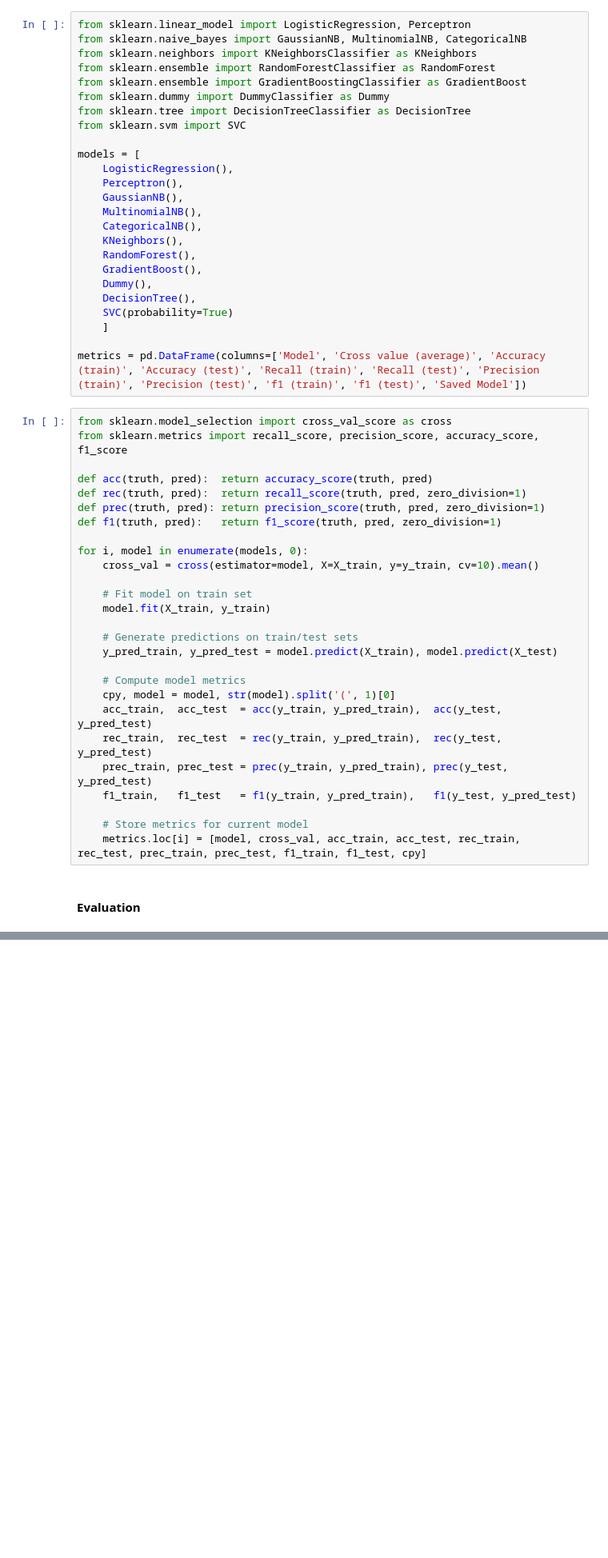
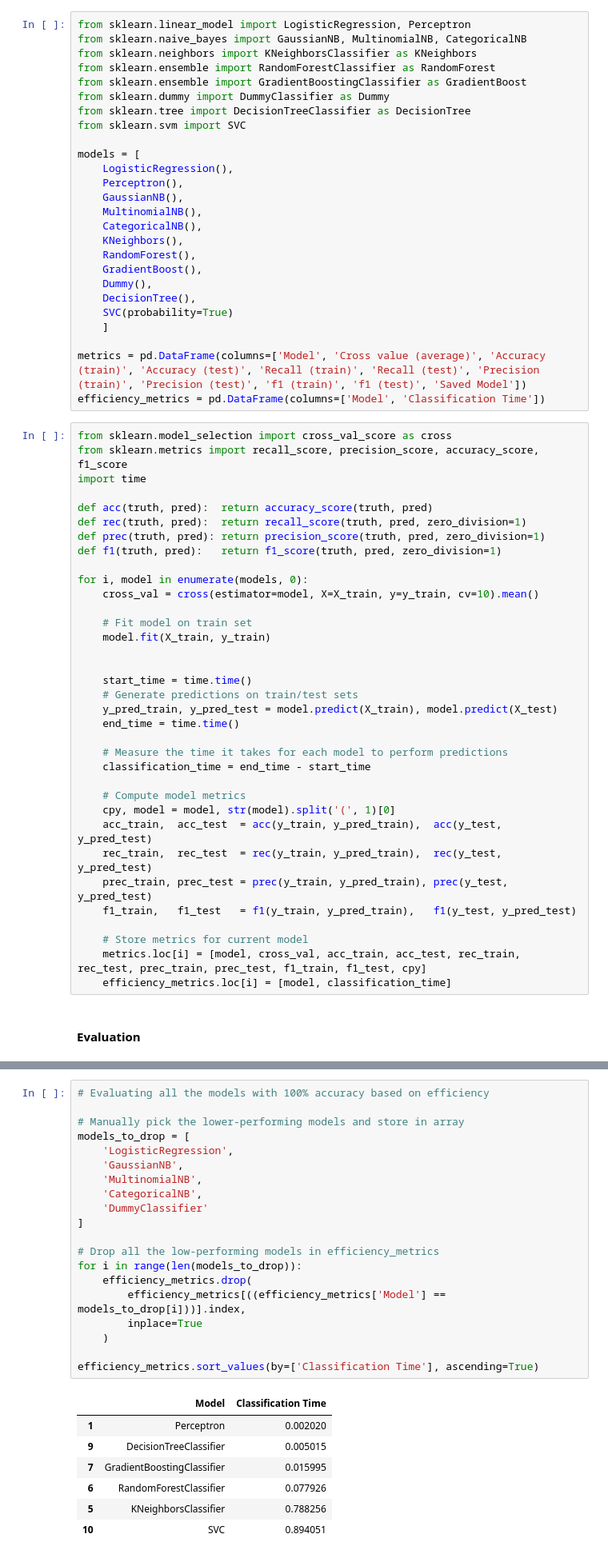
Before and after one commit to dharora/ECS171GroupProject, a Jupyter notebook: project.ipynb, the cells around one changed output, grey strips where cells are left out. Shown: that part at 80% size. Saved outputs shown, nothing was run; the diff lists cells and outputs as text; blank space fills up the shorter version.

Commit message:
Evaluate model classification time (similar to metrics df)

```diff
--- a/project.ipynb
+++ b/project.ipynb
@@ -245,9 +244,11 @@ models = [
     ]
 
 metrics = pd.DataFrame(columns=['Model', 'Cross value (average)', 'Accuracy (train)', 'Accuracy (test)', 'Recall (train)', 'Recall (test)', 'Precision (train)', 'Precision (test)', 'f1 (train)', 'f1 (test)', 'Saved Model'])
+efficiency_metrics = pd.DataFrame(columns=['Model', 'Classification Time'])
 # %%
 from sklearn.model_selection import cross_val_score as cross
 from sklearn.metrics import recall_score, precision_score, accuracy_score, f1_score
+import time
 
 def acc(truth, pred):  return accuracy_score(truth, pred)
 def rec(truth, pred):  return recall_score(truth, pred, zero_division=1)
@@ -260,8 +261,14 @@ for i, model in enumerate(models, 0):
     # Fit model on train set
     model.fit(X_train, y_train)
 
+
+    start_time = time.time()
     # Generate predictions on train/test sets
     y_pred_train, y_pred_test = model.predict(X_train), model.predict(X_test)
+    end_time = time.time()
+
+    # Measure the time it takes for each model to perform predictions
+    classification_time = end_time - start_time
 
     # Compute model metrics
     cpy, model = model, str(model).split('(', 1)[0]
@@ -272,6 +279,7 @@ for i, model in enumerate(models, 0):
 
     # Store metrics for current model
     metrics.loc[i] = [model, cross_val, acc_train, acc_test, rec_train, rec_test, prec_train, prec_test, f1_train, f1_test, cpy]
+    efficiency_metrics.loc[i] = [model, classification_time]
 # %% [markdown]
 #### Evaluation
 # %%
@@ -289,6 +297,34 @@ metrics.sort_values(by=['Accuracy (test)', 'Cross value (average)'], ascending=F
 | 3 | MultinomialNB | 0.958149 | 0.959954 | 0.955687 | 0.922393 | 0.914228 | ... |
 | 4 | CategoricalNB | 0.946002 | 0.947152 | 0.943870 | 0.903590 | 0.896065 | ... |
 | 8 | DummyClassifier | 0.519941 | 0.519941 | 0.512063 | 0.000000 | 0.000000 | ... |
+# %%
+# Evaluating all the models with 100% accuracy based on efficiency
+
+# Manually pick the lower-performing models and store in array
+models_to_drop = [
+    'LogisticRegression',
+    'GaussianNB',
+    'MultinomialNB',
+    'CategoricalNB',
+    'DummyClassifier'
+]
+
+# Drop all the low-performing models in efficiency_metrics
+for i in range(len(models_to_drop)):
+    efficiency_metrics.drop(
+        efficiency_metrics[((efficiency_metrics['Model'] == models_to_drop[i]))].index,
+        inplace=True
+    )
+
+efficiency_metrics.sort_values(by=['Classification Time'], ascending=True)
+# %% [output]
+|  | Model | Classification Time |
+| 1 | Perceptron | 0.002020 |
+| 9 | DecisionTreeClassifier | 0.005015 |
+| 7 | GradientBoostingClassifier | 0.015995 |
+| 6 | RandomForestClassifier | 0.077926 |
+| 5 | KNeighborsClassifier | 0.788256 |
+| 10 | SVC | 0.894051 |
 # %% [markdown]
 With several models performing 100% on every metric, there are a handful to choose from.
 For this project, we will move forward with Random Forest.
```
Also changed, not shown: parts of 3 cells of this notebook.
